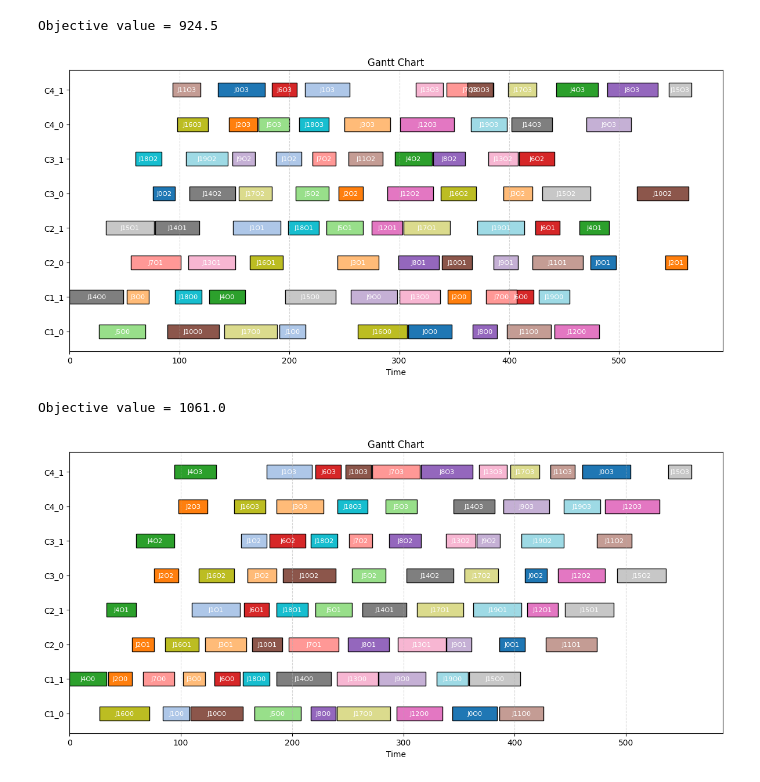
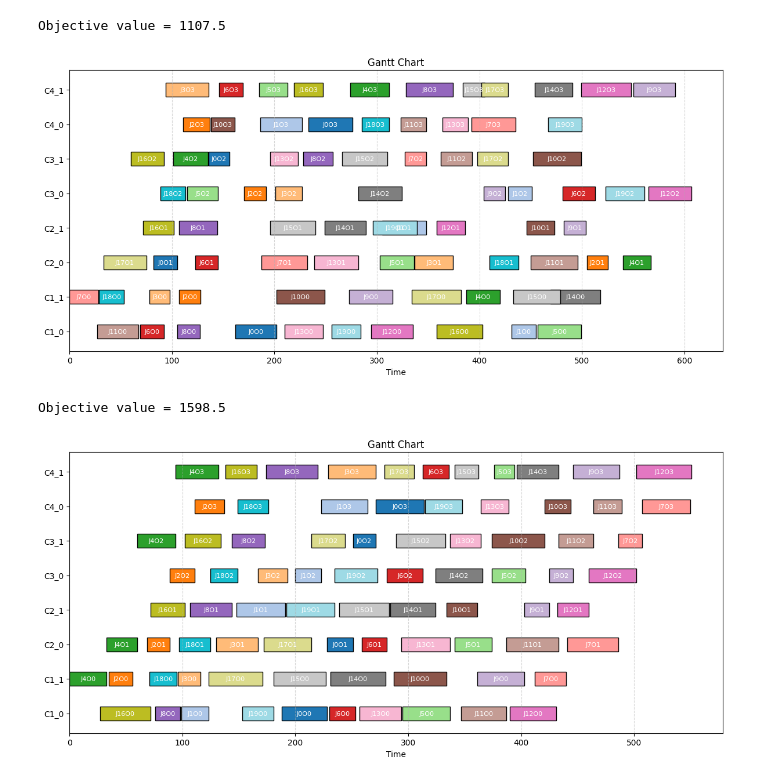
Before and after one commit to jmmchang/Flexible-Job-Shops, a Jupyter notebook: FJS.ipynb, the cells around one changed output. Saved outputs shown, nothing was run; the diff lists cells and outputs as text; code cells hidden in the pictures.

```diff
--- a/FJS.ipynb
+++ b/FJS.ipynb
@@ -37,18 +47,18 @@ problem = SchedulingProblem(jobs_data, release_dates, due_dates, weights, setup_
 # %%
-SA = SimulatedAnnealing(problem, initial_temperature = 1000, min_temperature = 0.001, max_iteration = 1000, steps = 100)
+SA = SimulatedAnnealing(problem, initial_temperature = 5000, min_temperature = 1, max_iteration = 1000, steps = 100)
 best_obj, best_schedule = SA.run(seed_solution)
 print(f"Objective value = {best_obj}\n")
 best_schedule = problem.generate_schedule(best_schedule[0], best_schedule[1])
 plot_gantt(best_schedule)
 # %% [output]
-Objective value = 924.5
+Objective value = 1107.5
-[figure, old version]
+[figure, new version]
 # %%
-GA = GeneticAlgorithm(problem, pop_size = 500, max_generations = 100)
+GA = GeneticAlgorithm(problem, pop_size = 200, max_generations = 100)
 best_obj, best_schedule = GA.run(seed_solution)
 print(f"Objective value = {best_obj}\n")
 best_schedule = problem.generate_schedule(best_schedule[0], best_schedule[1])
 plot_gantt(best_schedule)
 # %% [output]
-Objective value = 1061.0
+Objective value = 1598.5
-[figure, old version]
+[figure, new version]
```
Also changed, not shown: parts of 3 cells of this notebook, 2 other files.
